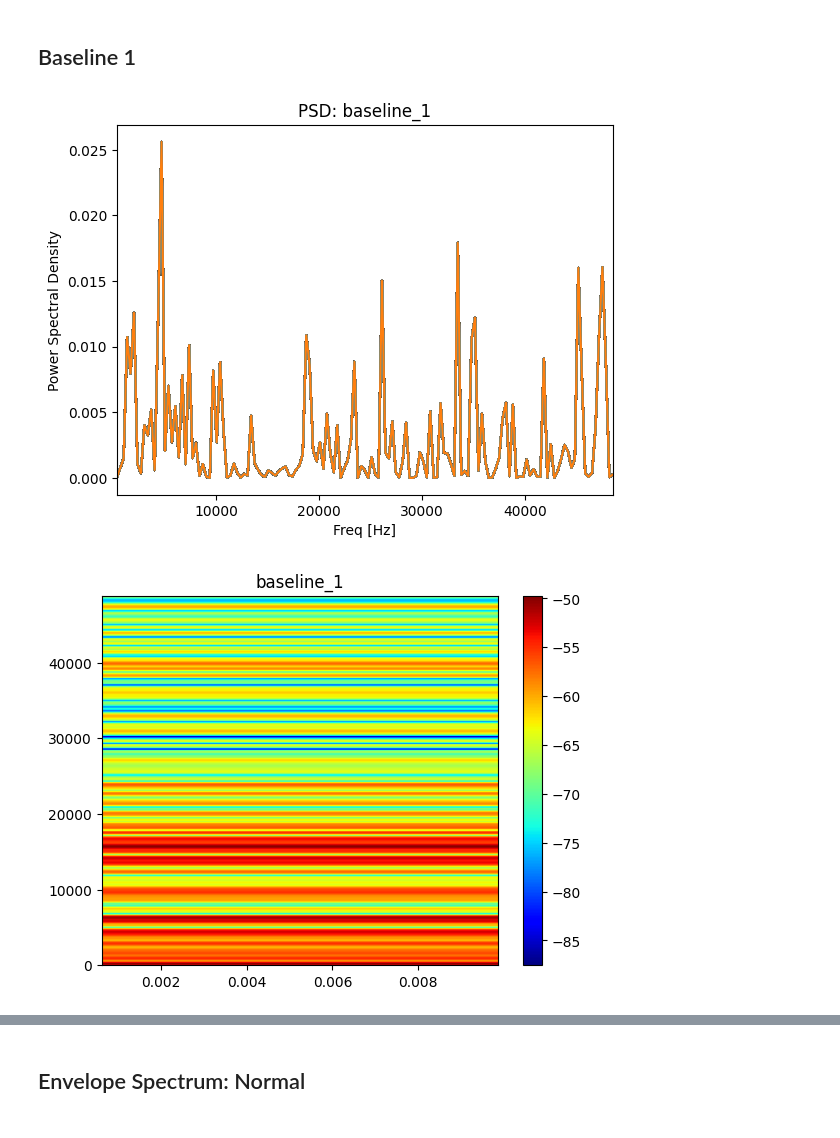
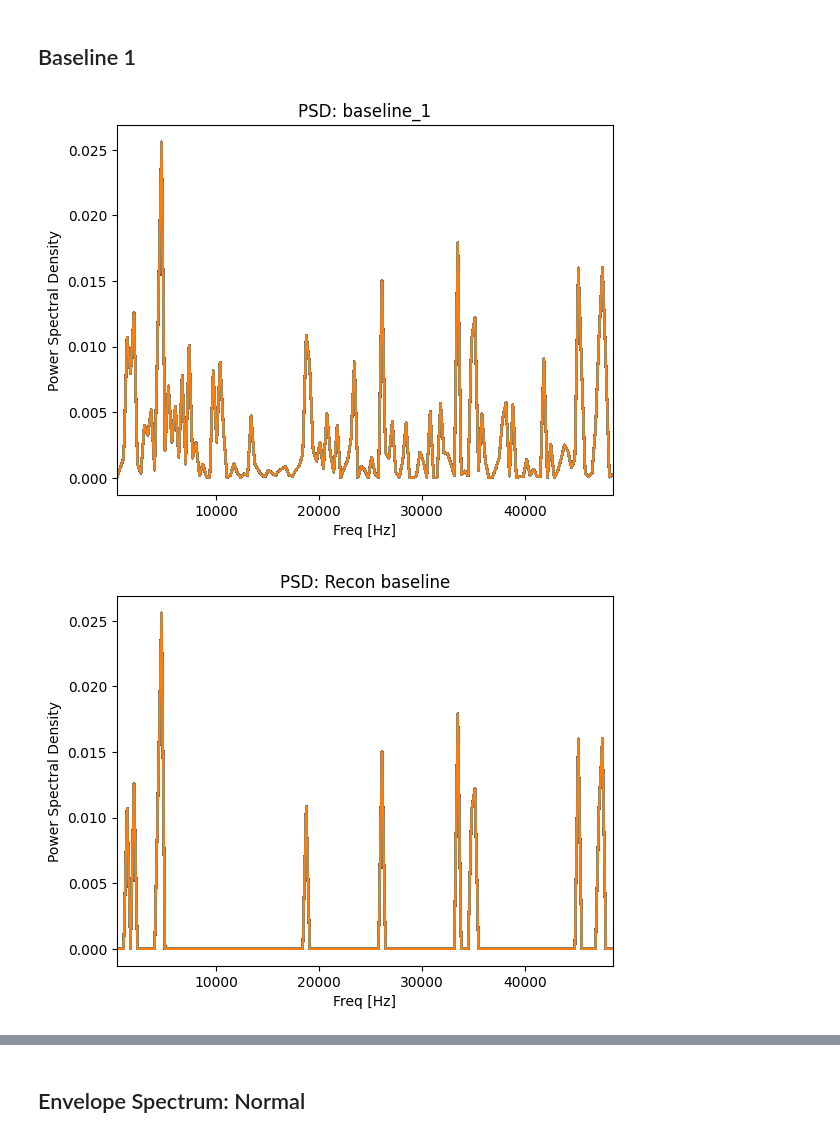
Before and after one commit to DimitriZC/Rolling-Fault-FFT-Wavelet-Analysis, a Jupyter notebook: trab.ipynb, the cells around one changed output, grey strips where cells are left out. Drawn from its saved outputs; the diff is of its cells as text; code cells hidden in the pictures.

```diff
--- a/trab.ipynb
+++ b/trab.ipynb
@@ -58,7 +58,7 @@ def wavelet_filter(coefficients, wavelet) -> List:
 
     Csort = np.sort(np.abs(coeff_arr.reshape(-1)))
 
-    keep = 0.1
+    keep = 0.05
 
     thresh = Csort[int(np.floor((1-keep)*len(Csort)))]
     ind = np.abs(coeff_arr) > thresh
@@ -109,13 +109,13 @@ def plot_env_spectrum_analysis(f_env, p_env, BP):
     harmonics = dict(values=[k * BP["BPFI"] for k in range(1, ncomb + 1)], name="BPFI")
 
     plt.figure()
-    a = 3500
+    a = next((index for index, value in enumerate(f_env) if value > 1000), -1)
     plt.plot(f_env[3:a], p_env[3:a], label='Envelope Spectrum')
     plt.xlabel("Frequency [Hz]")
     plt.ylabel('Peak Amplitude')
     plt.xlim(0, 1000)
-    # plt.ylim( 0, 0.5)
-    plt.vlines(harmonics['values'], 0, max(p_env[:a]), colors='r', linestyles='--', label=harmonics['name'])
+    plt.ylim( 0, 0.5)
+    plt.vlines(harmonics['values'], 0, 0.5, colors='r', linestyles='--', label=harmonics['name'])
     plt.legend(framealpha=1)
 # %% [markdown]
 # Analysis
@@ -151,32 +166,32 @@ plot_env_spectrum_analysis(f_env, p_env, IRFDATA)
 # %%
 file_to_load = 'baseline_1.mat'
 title = file_to_load.split('.')[0]
 
 x_bsln_1, f_bsln_1, t_bsln_1, BSLN_DATA = Load(file_to_load)
 num = int(len(t_bsln_1)*0.0005)
 
 freq, psd, L = PSD(x_bsln_1, t_bsln_1, num)
 
 plot_psd(freq, psd, L, title)
 
 
-Spec(np.transpose(x_bsln_1[:num])[0], f_bsln_1[0], title)
+# Spec(np.transpose(x_bsln_1[:num])[0], f_bsln_1[0], title)
 
 
 #Wavelet test
 
 wavelet='db1'
 scales = (1, len(x_bsln_1))
 coeffs = pywt.wavedec(x_bsln_1, wavelet)
 
 recon = wavelet_filter(coeffs, wavelet)
 title = "Recon baseline"
 
 freq, psd, L = PSD(recon, t_bsln_1, num)
 
 plot_psd(freq, psd, L, title)
 
-Spec(np.transpose(recon[:num])[0], f_bsln_1[0], title='Recon')
+# Spec(np.transpose(recon[:num])[0], f_bsln_1[0], title='Recon')
 # %% [output]
 [figure]
-[figure, old version]
+[figure, new version]
```
Also changed, not shown: parts of 3 cells of this notebook.
